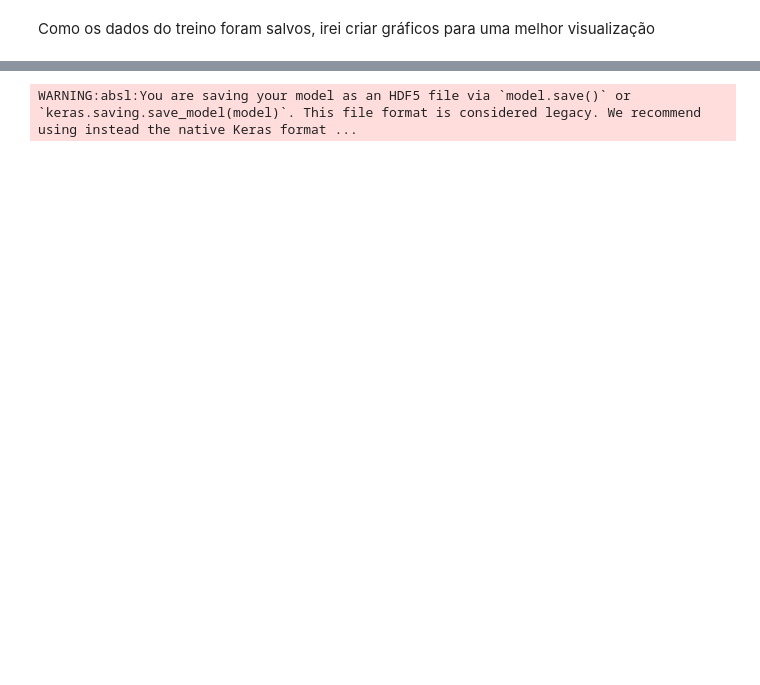
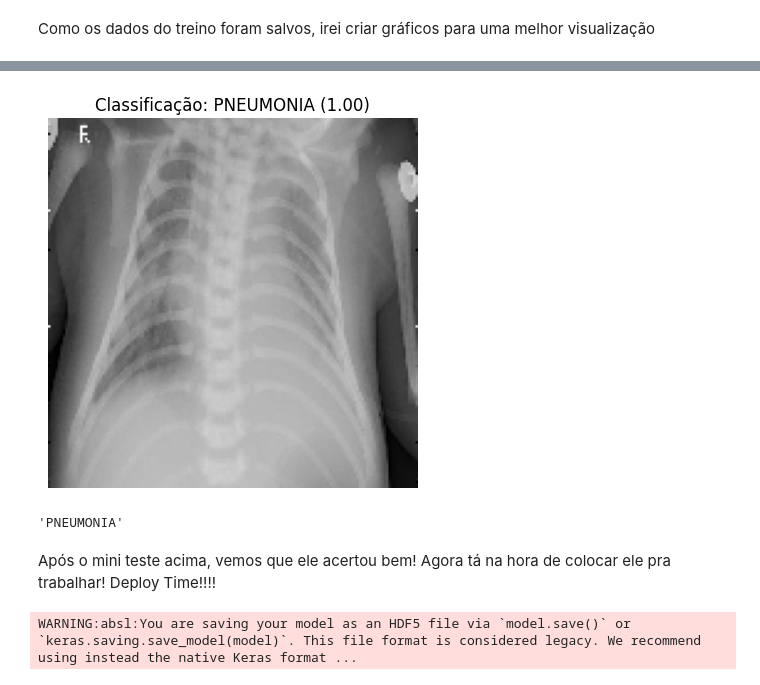
Before and after one commit to Riansito/Classificacao-de-Raio-X-Pneumonia-Normal, a Jupyter notebook: treinamentoDoModelo.ipynb, the cells around one changed output, grey strips where cells are left out. Drawn from its saved outputs; the diff is of its cells as text; code cells hidden in the pictures; blank space fills up the shorter version.

Commit message:
Melhorando o modelo

```diff
--- a/treinamentoDoModelo.ipynb
+++ b/treinamentoDoModelo.ipynb
@@ -241,0 +266,29 @@ Agora o modelo está pronto para ser salvo
+# %%
+
+from tensorflow.keras.preprocessing import image
+
+
+def prever_imagem(caminho_imagem, modelo):
+    img = image.load_img(caminho_imagem, target_size=(150, 150))
+    img_array = image.img_to_array(img)
+    img_array = tf.expand_dims(img_array, 0)  # Adiciona dimensão de batch
+    img_array = img_array / 255.0  # Normaliza
+
+    pred = modelo.predict(img_array)[0][0]
+
+    if pred >= 0.5:
+        resultado = "PNEUMONIA"
+    else:
+        resultado = "NORMAL"
+
+    # Mostrar imagem com resultado
+    plt.imshow(img)
+    plt.axis('off')
+    plt.title(f"Classificação: {resultado} ({pred:.2f})")
+    plt.show()
+
+    return resultado
+
+caminho = r"C:\Users\rianf\Downloads\chest_xray\pred\PNEUMONIA\PNEUMONIA_1.jpeg" # ou .png
+prever_imagem(caminho, modelo)
+# %% [output]
@@ -242 +296,5 @@ Agora o modelo está pronto para ser salvo
+[figure, added]
+'PNEUMONIA'
+# %% [markdown]
+Após o mini teste acima, vemos que ele acertou bem! Agora tá na hora de colocar ele pra trabalhar! Deploy Time!!!!
 # %%
```
Also changed, not shown: parts of 15 cells of this notebook, 3 other files.
